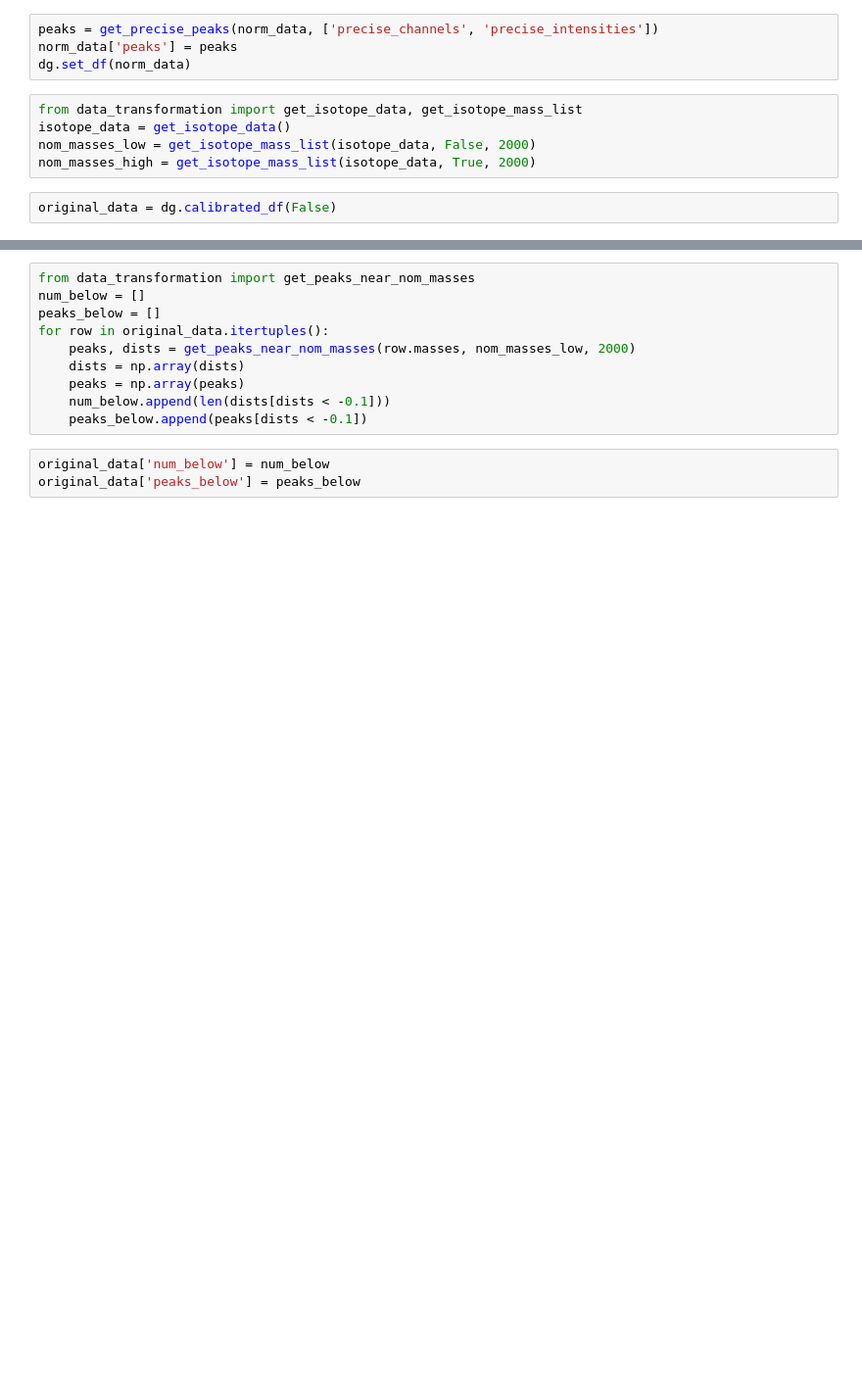
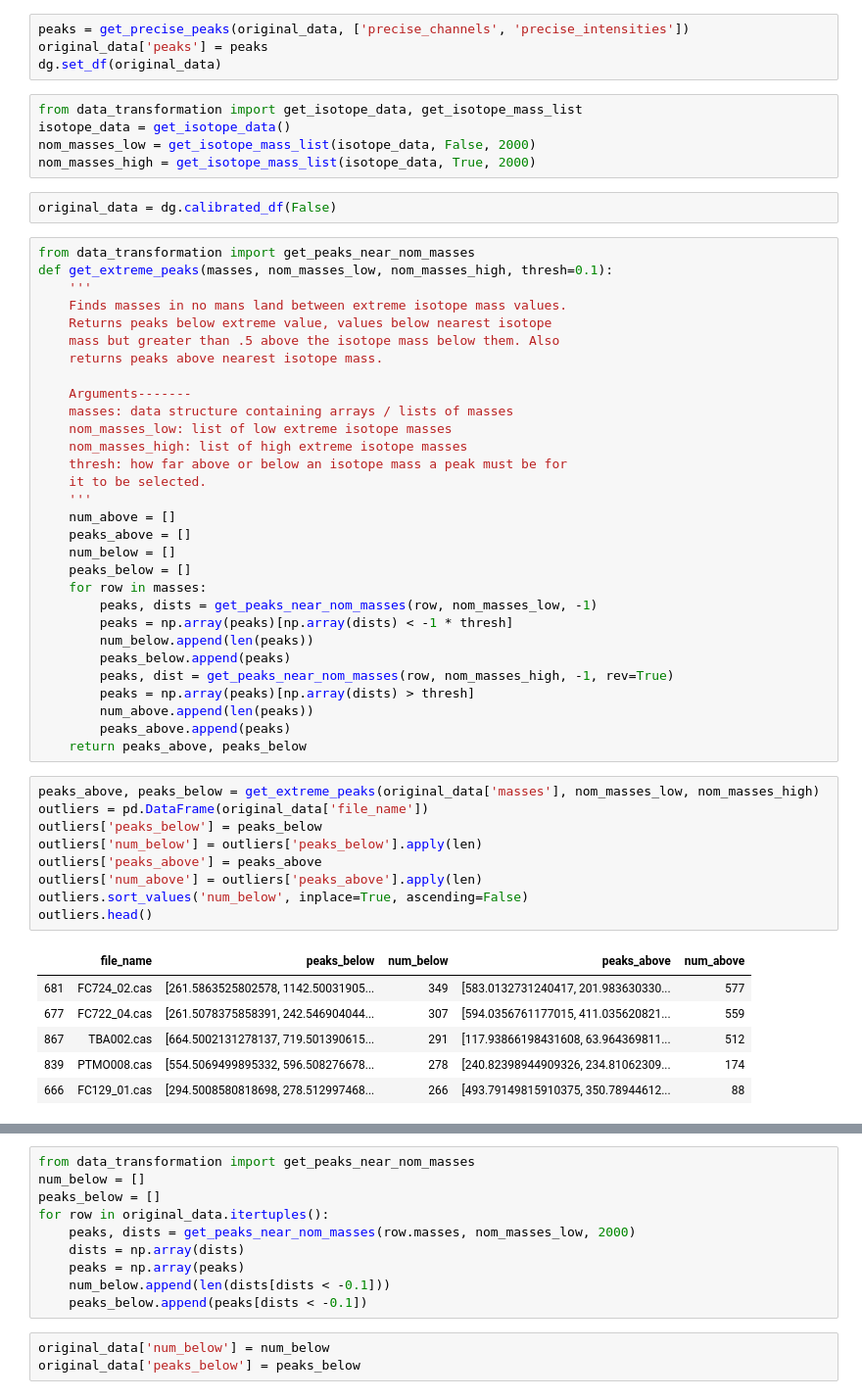
Before and after one commit to warrenregister/ToF_ML, a Jupyter notebook: notebooks/Graphing Error Manipulation.ipynb, the cells around one changed output, grey strips where cells are left out. Shown at 98% size. Drawn from its saved outputs; the diff is of its cells as text; blank space fills up the shorter version.

```diff
--- a/notebooks/Graphing Error Manipulation.ipynb
+++ b/notebooks/Graphing Error Manipulation.ipynb
@@ -21,7 +21,7 @@ norm_data = pd.merge(data, norm_data, on='file_name')
 # %%
-peaks = get_precise_peaks(norm_data, ['precise_channels', 'precise_intensities'])
-norm_data['peaks'] = peaks
-dg.set_df(norm_data)
+peaks = get_precise_peaks(original_data, ['precise_channels', 'precise_intensities'])
+original_data['peaks'] = peaks
+dg.set_df(original_data)
 # %%
 from data_transformation import get_isotope_data, get_isotope_mass_list
 isotope_data = get_isotope_data()
@@ -29,3 +29,49 @@ nom_masses_low = get_isotope_mass_list(isotope_data, False, 2000)
 nom_masses_high = get_isotope_mass_list(isotope_data, True, 2000)
 # %%
 original_data = dg.calibrated_df(False)
+# %%
+from data_transformation import get_peaks_near_nom_masses
+def get_extreme_peaks(masses, nom_masses_low, nom_masses_high, thresh=0.1):
+    '''
+    Finds masses in no mans land between extreme isotope mass values.
+    Returns peaks below extreme value, values below nearest isotope
+    mass but greater than .5 above the isotope mass below them. Also
+    returns peaks above nearest isotope mass.
+
+    Arguments-------
+    masses: data structure containing arrays / lists of masses
+    nom_masses_low: list of low extreme isotope masses
+    nom_masses_high: list of high extreme isotope masses
+    thresh: how far above or below an isotope mass a peak must be for
+    it to be selected.
+    '''
+    num_above = []
+    peaks_above = []
+    num_below = []
+    peaks_below = []
+    for row in masses:
+        peaks, dists = get_peaks_near_nom_masses(row, nom_masses_low, -1)
+        peaks = np.array(peaks)[np.array(dists) < -1 * thresh]
+        num_below.append(len(peaks))
+        peaks_below.append(peaks)
+        peaks, dist = get_peaks_near_nom_masses(row, nom_masses_high, -1, rev=True)
+        peaks = np.array(peaks)[np.array(dists) > thresh]
+        num_above.append(len(peaks))
+        peaks_above.append(peaks)
+    return peaks_above, peaks_below
+# %%
+peaks_above, peaks_below = get_extreme_peaks(original_data['masses'], nom_masses_low, nom_masses_high)
+outliers = pd.DataFrame(original_data['file_name'])
+outliers['peaks_below'] = peaks_below
+outliers['num_below'] = outliers['peaks_below'].apply(len)
+outliers['peaks_above'] = peaks_above
+outliers['num_above'] = outliers['peaks_above'].apply(len)
+outliers.sort_values('num_below', inplace=True, ascending=False)
+outliers.head()
+# %% [output]
+|  | file_name | peaks_below | num_below | peaks_above | num_above |
+| 681 | FC724_02.cas | [261.5863525802578, 1142.50031905... | 349 | [583.0132731240417, 201.983630330... | 577 |
+| 677 | FC722_04.cas | [261.5078375858391, 242.546904044... | 307 | [594.0356761177015, 411.035620821... | 559 |
+| 867 | TBA002.cas | [664.5002131278137, 719.501390615... | 291 | [117.93866198431608, 63.964369811... | 512 |
+| 839 | PTMO008.cas | [554.5069499895332, 596.508276678... | 278 | [240.82398944909326, 234.81062309... | 174 |
+| 666 | FC129_01.cas | [294.5008580818698, 278.512997468... | 266 | [493.79149815910375, 350.78944612... | 88 |
```
Also changed, not shown: parts of 8 cells of this notebook, 3 other files.
